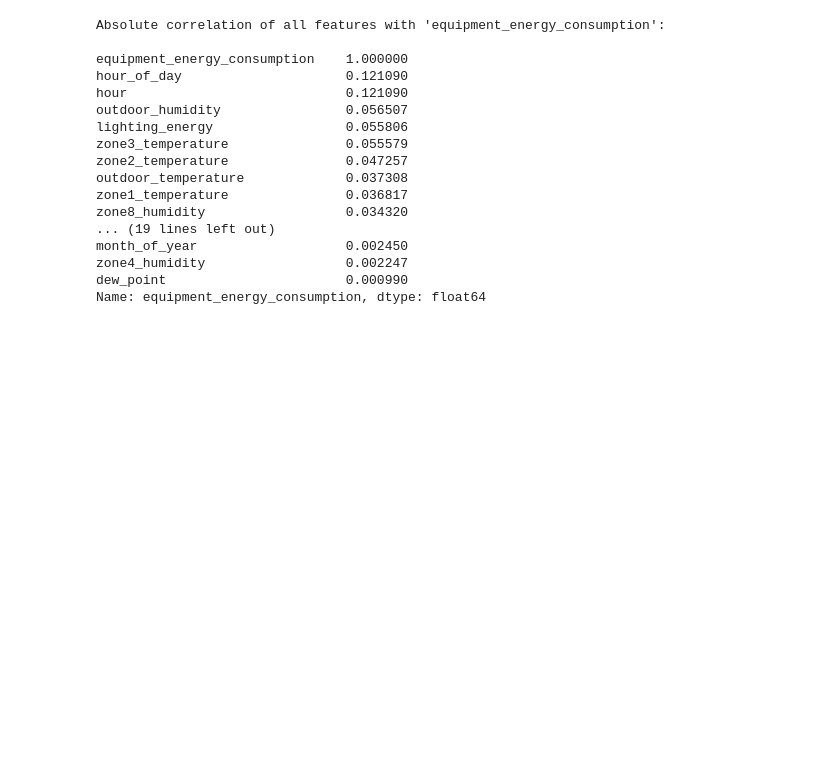
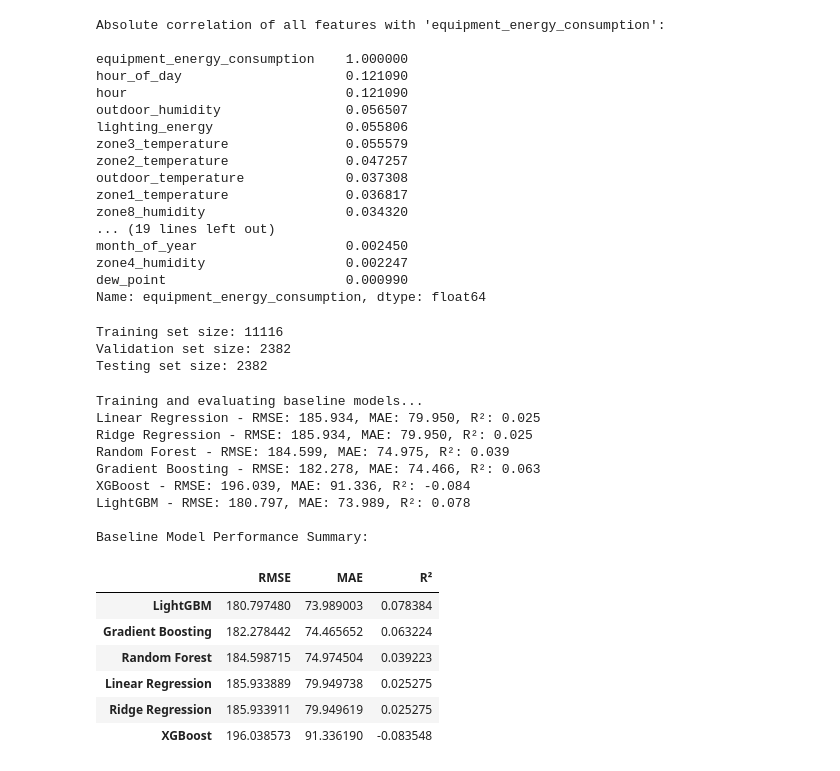
Before and after one commit to Revanthcsv/DS-Intern-Assignment-RevanthKumar, a Jupyter notebook: energy_prediction.ipynb, the cells around one changed output. Saved outputs shown, nothing was run; the diff lists cells and outputs as text; code cells hidden in the pictures; blank space fills up the shorter version.

Commit message:
Select features and split dataset into train, validation, and test along with training base models

```diff
--- a/energy_prediction.ipynb
+++ b/energy_prediction.ipynb
@@ -349,0 +367,59 @@ Name: equipment_energy_consumption, dtype: float64
+# %%
+X_train, X_temp, y_train, y_temp = train_test_split(
+    X, y, test_size=0.3, random_state=42 # Adjust test_size as needed
+)
+
+X_val, X_test, y_val, y_test = train_test_split(
+    X_temp, y_temp, test_size=0.5, random_state=45)
+
+print(f"Training set size: {len(X_train)}")
+print(f"Validation set size: {len(X_val)}")
+print(f"Testing set size: {len(X_test)}")
+# %% [output]
+Training set size: 11116
+Validation set size: 2382
+Testing set size: 2382
+# %%
+models = {
+    "Linear Regression": LinearRegression(),
+    "Ridge Regression": Ridge(random_state=42),
+    "Random Forest": RandomForestRegressor(random_state=42, n_jobs=-1),
+    "Gradient Boosting": GradientBoostingRegressor(random_state=42),
+    "XGBoost": xgb.XGBRegressor(random_state=42, n_jobs=-1),
+    "LightGBM": lgb.LGBMRegressor(random_state=42, n_jobs=-1, verbosity=-1)
+}
+
+results = {}
+
+print("Training and evaluating baseline models...")
+for name, model in models.items():
+    model.fit(X_train, y_train)
+    y_pred = model.predict(X_val)
+
+    rmse = np.sqrt(mean_squared_error(y_val, y_pred))
+    mae = mean_absolute_error(y_val, y_pred)
+    r2 = r2_score(y_val, y_pred)
+
+    results[name] = {"RMSE": rmse, "MAE": mae, "R²": r2}
+    print(f"{name} - RMSE: {rmse:.3f}, MAE: {mae:.3f}, R²: {r2:.3f}")
+
+results_df = pd.DataFrame(results).T.sort_values(by="R²", ascending=False)
+print("\nBaseline Model Performance Summary:")
+display(results_df)
+# %% [output]
+Training and evaluating baseline models...
+Linear Regression - RMSE: 185.934, MAE: 79.950, R²: 0.025
+Ridge Regression - RMSE: 185.934, MAE: 79.950, R²: 0.025
+Random Forest - RMSE: 184.599, MAE: 74.975, R²: 0.039
+Gradient Boosting - RMSE: 182.278, MAE: 74.466, R²: 0.063
+XGBoost - RMSE: 196.039, MAE: 91.336, R²: -0.084
+LightGBM - RMSE: 180.797, MAE: 73.989, R²: 0.078
+
+Baseline Model Performance Summary:
+|  | RMSE | MAE | R² |
+| LightGBM | 180.797480 | 73.989003 | 0.078384 |
+| Gradient Boosting | 182.278442 | 74.465652 | 0.063224 |
+| Random Forest | 184.598715 | 74.974504 | 0.039223 |
+| Linear Regression | 185.933889 | 79.949738 | 0.025275 |
+| Ridge Regression | 185.933911 | 79.949619 | 0.025275 |
+| XGBoost | 196.038573 | 91.336190 | -0.083548 |
```
Also changed, not shown: parts of 1 cell of this notebook.
